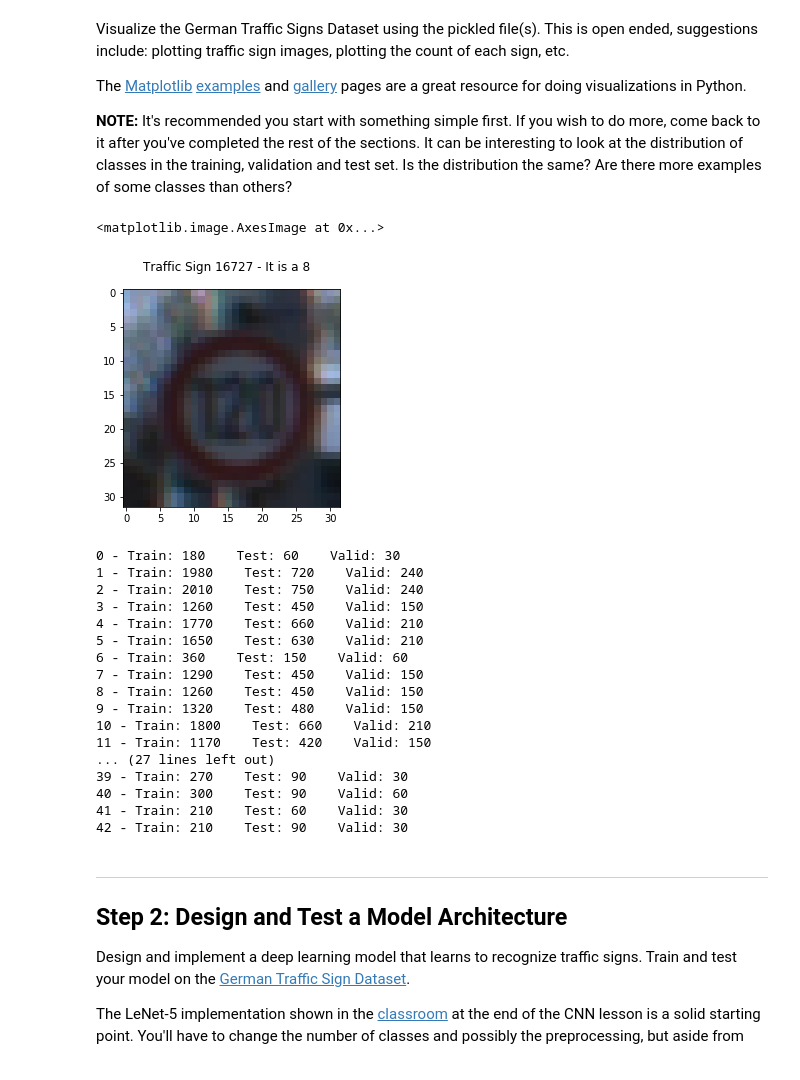
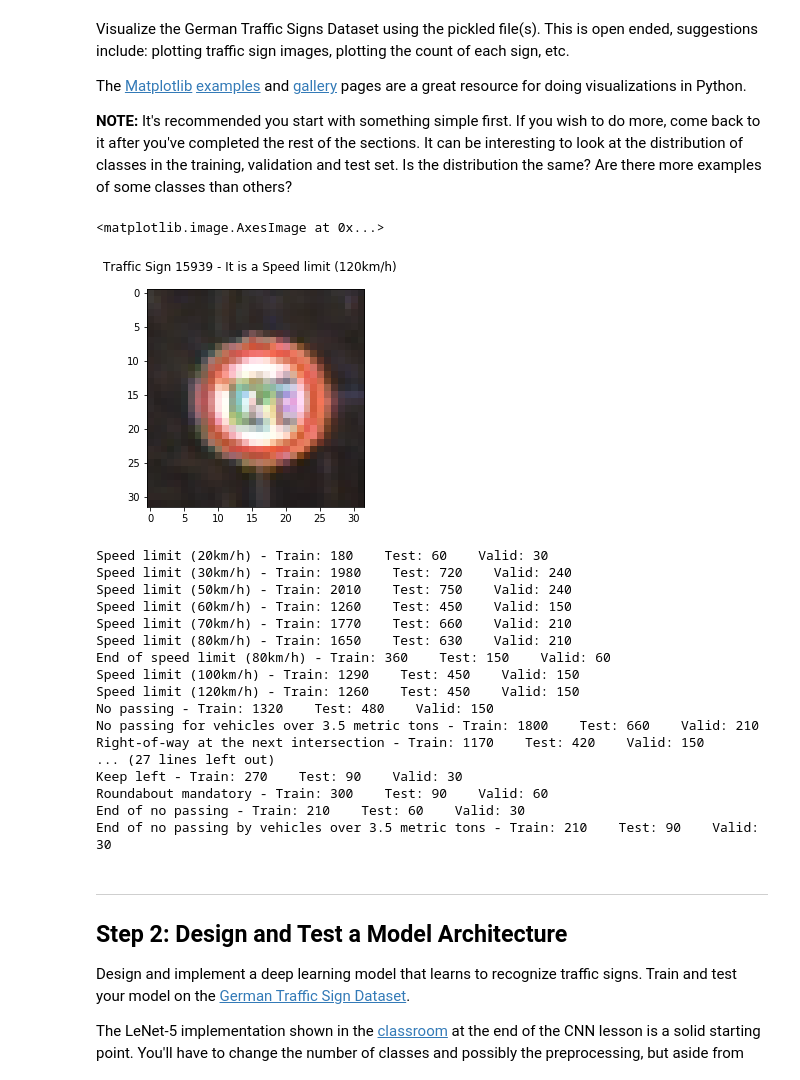
Before and after one commit to hlfshell/Udacity-CarND-Traffic_Sign_Classifier, a Jupyter notebook: Traffic_Sign_Classifier.ipynb, the cells around one changed output. Cells and saved outputs as stored; diff of their text form; code cells hidden in the pictures.

```diff
--- a/Traffic_Sign_Classifier.ipynb
+++ b/Traffic_Sign_Classifier.ipynb
@@ -99,14 +146,14 @@ import matplotlib.pyplot as plt
 # %%
 # Showing off a random image
 import random
 random_index = random.randint(0, len(X_train))
 image = X_train[random_index]
 label = y_train[random_index]
-plt.suptitle("Traffic Sign {0} - It is a {1}".format(random_index, label))
+plt.suptitle("Traffic Sign {0} - It is a {1}".format(random_index, sign_label[label]))
 plt.imshow(image)
 # %% [output]
 <matplotlib.image.AxesImage at 0x...>
-[figure, old version]
+[figure, new version]
 # %%
 #Class label distribution
 counter = {}
@@ -124,26 +171,26 @@ for label in y_valid:
 
 for label in counter:
     print("{0} - Train: {1}    Test: {2}    Valid: {3}"\
-          .format(label, counter[label]['train'], counter[label]['test'],\
+          .format(sign_label[label], counter[label]['train'], counter[label]['test'],\
             counter[label]['valid']))
 # %% [output]
-0 - Train: 180    Test: 60    Valid: 30
-1 - Train: 1980    Test: 720    Valid: 240
-2 - Train: 2010    Test: 750    Valid: 240
-3 - Train: 1260    Test: 450    Valid: 150
-4 - Train: 1770    Test: 660    Valid: 210
-5 - Train: 1650    Test: 630    Valid: 210
-6 - Train: 360    Test: 150    Valid: 60
-7 - Train: 1290    Test: 450    Valid: 150
-8 - Train: 1260    Test: 450    Valid: 150
-9 - Train: 1320    Test: 480    Valid: 150
-10 - Train: 1800    Test: 660    Valid: 210
-11 - Train: 1170    Test: 420    Valid: 150
+Speed limit (20km/h) - Train: 180    Test: 60    Valid: 30
+Speed limit (30km/h) - Train: 1980    Test: 720    Valid: 240
+Speed limit (50km/h) - Train: 2010    Test: 750    Valid: 240
+Speed limit (60km/h) - Train: 1260    Test: 450    Valid: 150
+Speed limit (70km/h) - Train: 1770    Test: 660    Valid: 210
+Speed limit (80km/h) - Train: 1650    Test: 630    Valid: 210
+End of speed limit (80km/h) - Train: 360    Test: 150    Valid: 60
+Speed limit (100km/h) - Train: 1290    Test: 450    Valid: 150
+Speed limit (120km/h) - Train: 1260    Test: 450    Valid: 150
+No passing - Train: 1320    Test: 480    Valid: 150
+No passing for vehicles over 3.5 metric tons - Train: 1800    Test: 660    Valid: 210
+Right-of-way at the next intersection - Train: 1170    Test: 420    Valid: 150
 ... (27 lines left out)
-39 - Train: 270    Test: 90    Valid: 30
-40 - Train: 300    Test: 90    Valid: 60
-41 - Train: 210    Test: 60    Valid: 30
-42 - Train: 210    Test: 90    Valid: 30
+Keep left - Train: 270    Test: 90    Valid: 30
+Roundabout mandatory - Train: 300    Test: 90    Valid: 60
+End of no passing - Train: 210    Test: 60    Valid: 30
+End of no passing by vehicles over 3.5 metric tons - Train: 210    Test: 90    Valid: 30
 # %% [markdown]
 ----
 
```
Also changed, not shown: parts of 12 cells of this notebook.
